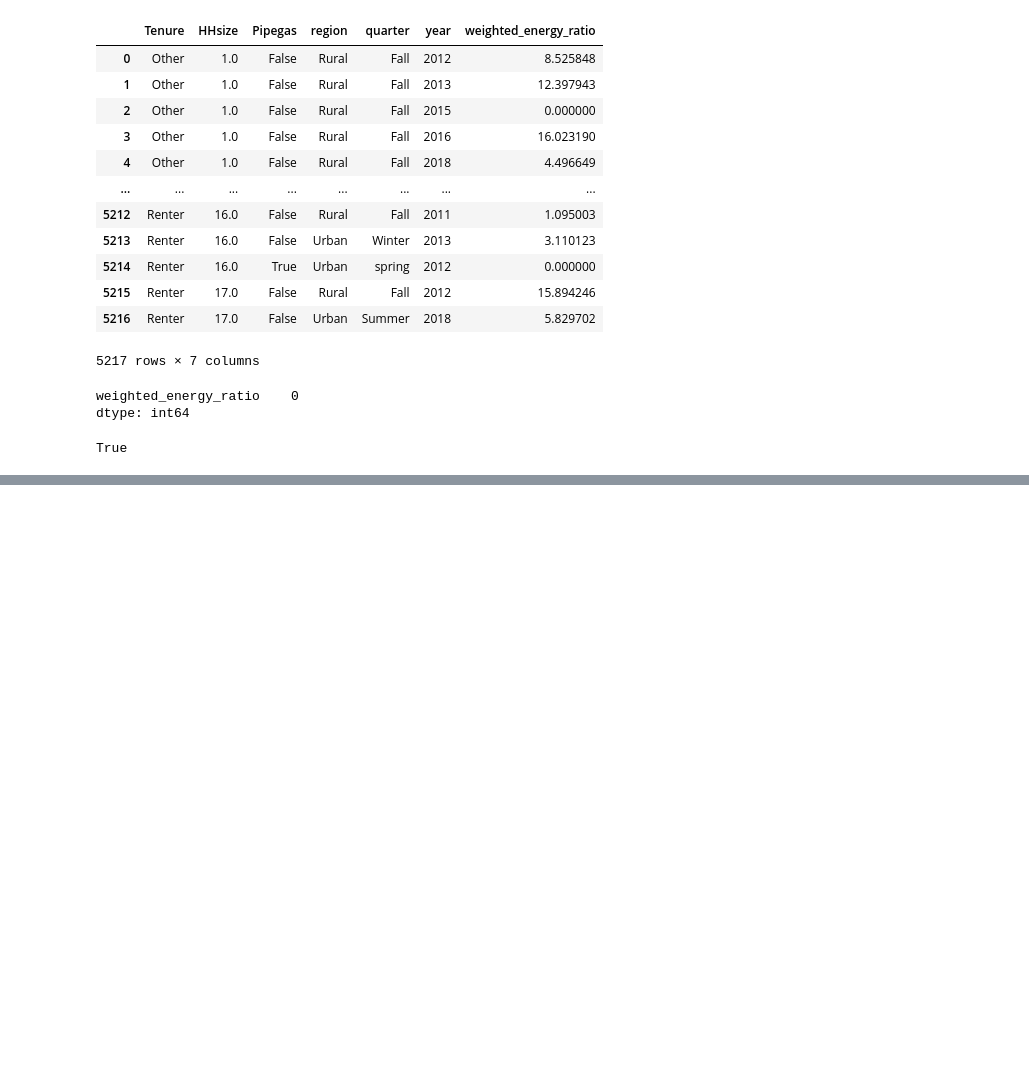
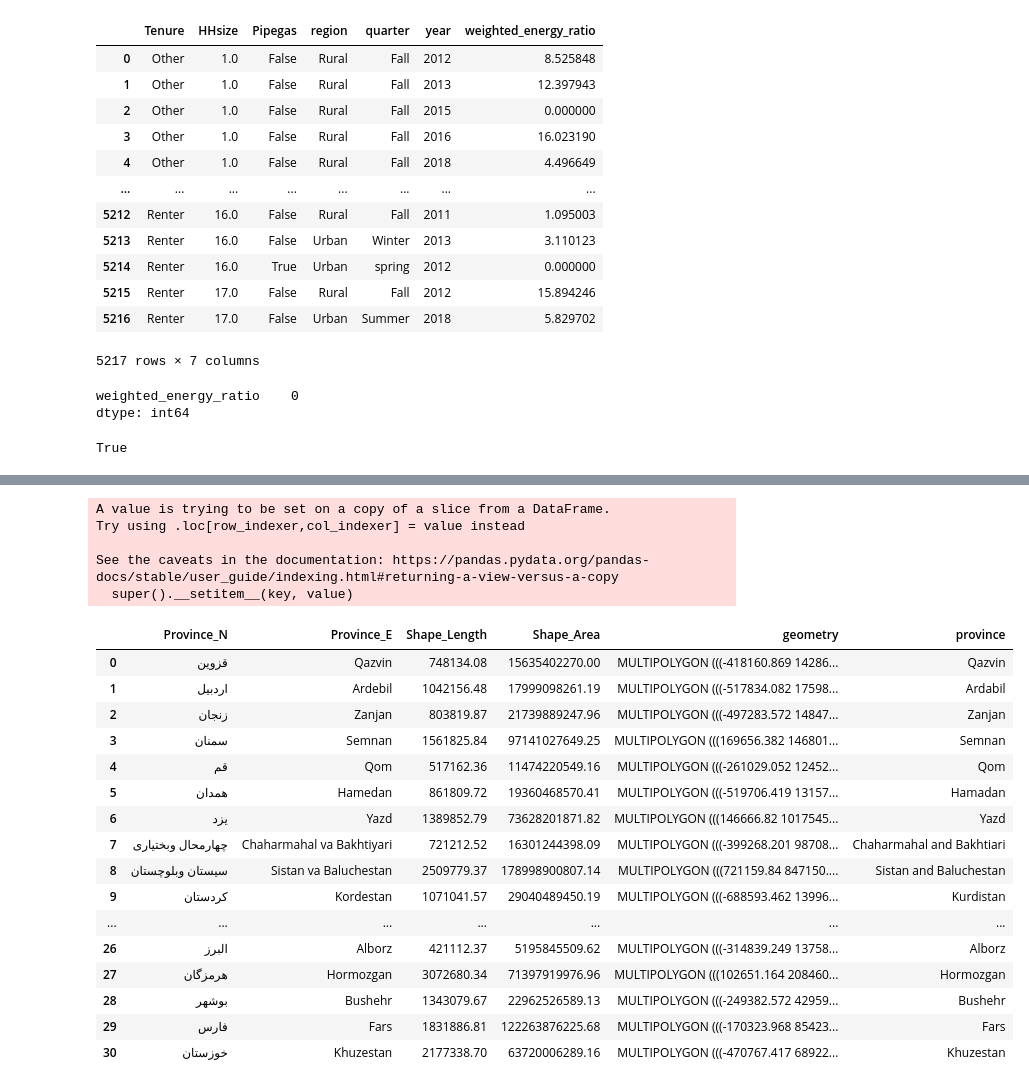
Before and after one commit to sinanarimani/energy-poverty, a Jupyter notebook: evaluation.ipynb, the cells around one changed output, grey strips where cells are left out. Cells and saved outputs as stored; diff of their text form; code cells hidden in the pictures; blank space fills up the shorter version.

```diff
--- a/evaluation.ipynb
+++ b/evaluation.ipynb
@@ -5,6 +5,8 @@ import numpy as np
 import pandas as pd
 import matplotlib.pyplot as plt
 import geopandas as gpd
+import contextily as ctx
+pd.set_option('display.float_format', '{:.2f}'.format)
 plt.rcParams["font.family"] = "Times New Roman"
 # %%
 data = pd.read_csv(r"C:\Users\Mahsa\Desktop\base\energy poverty\Residential total final consumption (TFC) by source - Islamic Republic of Iran.csv",
@@ -1287,0 +1388,66 @@ iran_provinces = gpd.read_file(r"C:\Users\Mahsa\Desktop\base\PHD3\bargh\naghshe_
+# %%
+province_names = {
+    "آذربایجان شرقی": "East Azerbaijan",
+    "آذربایجان غربی": "West Azerbaijan",
+    "اردبیل": "Ardabil",
+    "اصفهان": "Esfahan",
+    "البرز": "Alborz",
+    "ایلام": "Ilam",
+    "بوشهر": "Bushehr",
+    "تهران": "Tehran",
+    "خراسان جنوبی": "South Khorasan",
+    "خراسان رضوی": "Razavi Khorasan",
+    "خراسان شمالی": "North Khorasan",
+    "خوزستان": "Khuzestan",
+    "زنجان": "Zanjan",
+    "سمنان": "Semnan",
+    "سیستان و بلوچستان": "Sistan and Baluchestan",
+    "فارس": "Fars",
+    "قزوین": "Qazvin",
+    "قم": "Qom",
+    "كردستان": "Kurdistan",
+    "كرمان": "Kerman",
+    "كهگیلویه و بویراحمد": "Kohgiluyeh and Boyer-Ahmad",
+    "لرستان": "Lorestan",
+    "مازندران": "Mazandaran",
+    "مرکزی": "Markazi",
+    "هرمزگان": "Hormozgan",
+    "همدان": "Hamadan",
+    "چهارمحال و بختیاری": "Chaharmahal and Bakhtiari",
+    "کرمانشاه": "Kermanshah",
+    "گلستان": "Golestan",
+    "گیلان": "Gilan",
+    "یزد": "Yazd"
+}
+
+iran_provinces = iran_provinces[["Province_N","Province_E","Shape_Length","Shape_Area","geometry"]]
+iran_provinces["province"] = iran_provinces["Province_N"].map(province_names)
+iran_provinces.loc[iran_provinces["Province_E"]=="Chaharmahal va Bakhtiyari", "province"]= "Chaharmahal and Bakhtiari"
+iran_provinces.loc[iran_provinces["Province_E"]=="Sistan va Baluchestan", "province"]= "Sistan and Baluchestan"
+iran_provinces.loc[iran_provinces["Province_E"]=="Kordestan", "province"]= "Kurdistan"
+iran_provinces.loc[iran_provinces["Province_E"]=="Kohgiluyeh va Boyerahmad", "province"]= "Kohgiluyeh and Boyer-Ahmad"
+iran_provinces.loc[iran_provinces["Province_E"]=="Kerman", "province"]= "Kerman"
+iran_provinces
+# %% [output]
+A value is trying to be set on a copy of a slice from a DataFrame.
+Try using .loc[row_indexer,col_indexer] = value instead
+
+See the caveats in the documentation: https://pandas.pydata.org/pandas-docs/stable/user_guide/indexing.html#returning-a-view-versus-a-copy
+  super().__setitem__(key, value)
+|  | Province_N | Province_E | Shape_Length | Shape_Area | geometry | province |
+| 0 | قزوین | Qazvin | 748134.08 | 15635402270.00 | MULTIPOLYGON (((-418160.869 14286... | Qazvin |
+| 1 | اردبیل | Ardebil | 1042156.48 | 17999098261.19 | MULTIPOLYGON (((-517834.082 17598... | Ardabil |
+| 2 | زنجان | Zanjan | 803819.87 | 21739889247.96 | MULTIPOLYGON (((-497283.572 14847... | Zanjan |
+| 3 | سمنان | Semnan | 1561825.84 | 97141027649.25 | MULTIPOLYGON (((169656.382 146801... | Semnan |
+| 4 | قم | Qom | 517162.36 | 11474220549.16 | MULTIPOLYGON (((-261029.052 12452... | Qom |
+| 5 | همدان | Hamedan | 861809.72 | 19360468570.41 | MULTIPOLYGON (((-519706.419 13157... | Hamadan |
+| 6 | یزد | Yazd | 1389852.79 | 73628201871.82 | MULTIPOLYGON (((146666.82 1017545... | Yazd |
+| 7 | چهارمحال وبختیاری | Chaharmahal va Bakhtiyari | 721212.52 | 16301244398.09 | MULTIPOLYGON (((-399268.201 98708... | Chaharmahal and Bakhtiari |
+| 8 | سیستان وبلوچستان | Sistan va Baluchestan | 2509779.37 | 178998900807.14 | MULTIPOLYGON (((721159.84 847150.... | Sistan and Baluchestan |
+| 9 | کردستان | Kordestan | 1071041.57 | 29040489450.19 | MULTIPOLYGON (((-688593.462 13996... | Kurdistan |
+| ... | ... | ... | ... | ... | ... | ... |
+| 26 | البرز | Alborz | 421112.37 | 5195845509.62 | MULTIPOLYGON (((-314839.249 13758... | Alborz |
+| 27 | هرمزگان | Hormozgan | 3072680.34 | 71397919976.96 | MULTIPOLYGON (((102651.164 208460... | Hormozgan |
+| 28 | بوشهر | Bushehr | 1343079.67 | 22962526589.13 | MULTIPOLYGON (((-249382.572 42959... | Bushehr |
+| 29 | فارس | Fars | 1831886.81 | 122263876225.68 | MULTIPOLYGON (((-170323.968 85423... | Fars |
+| 30 | خوزستان | Khuzestan | 2177338.70 | 63720006289.16 | MULTIPOLYGON (((-470767.417 68922... | Khuzestan |
```
Also changed, not shown: parts of 20 cells of this notebook, 3 other files.
